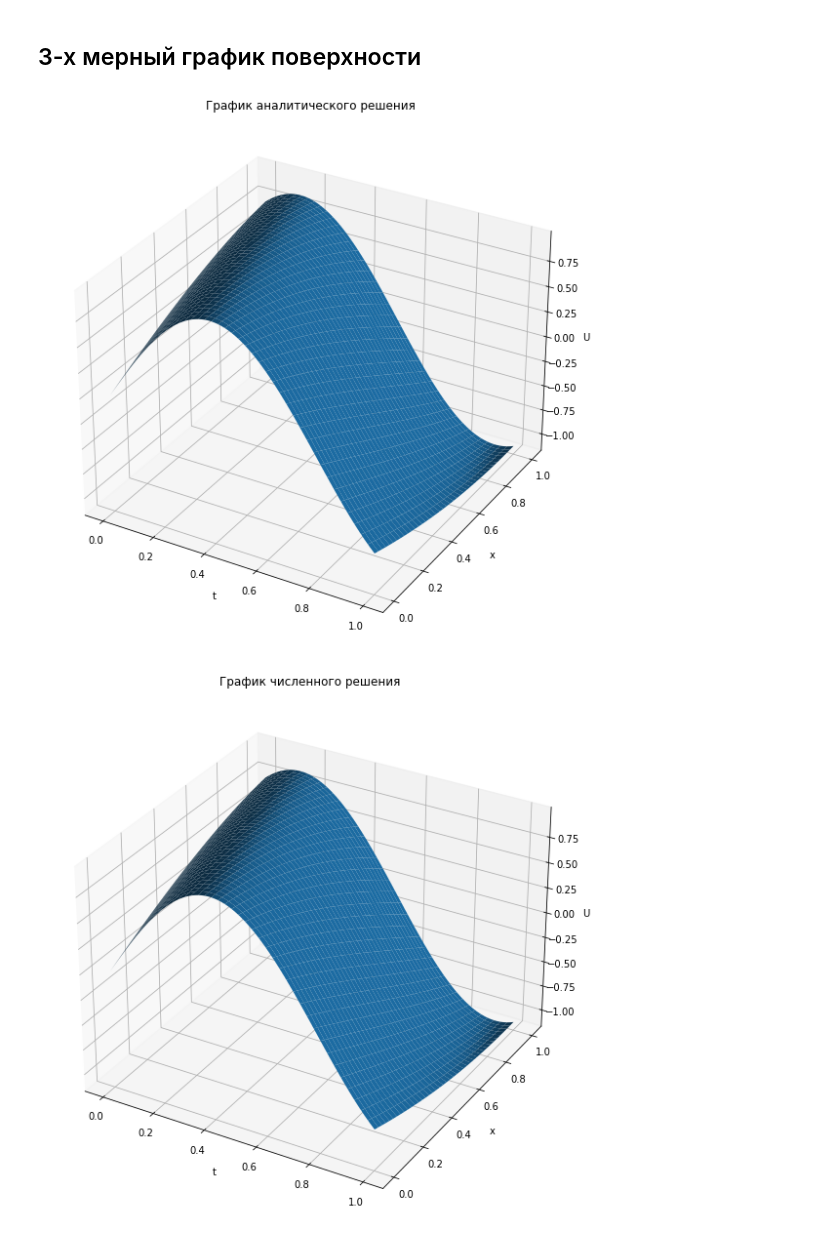
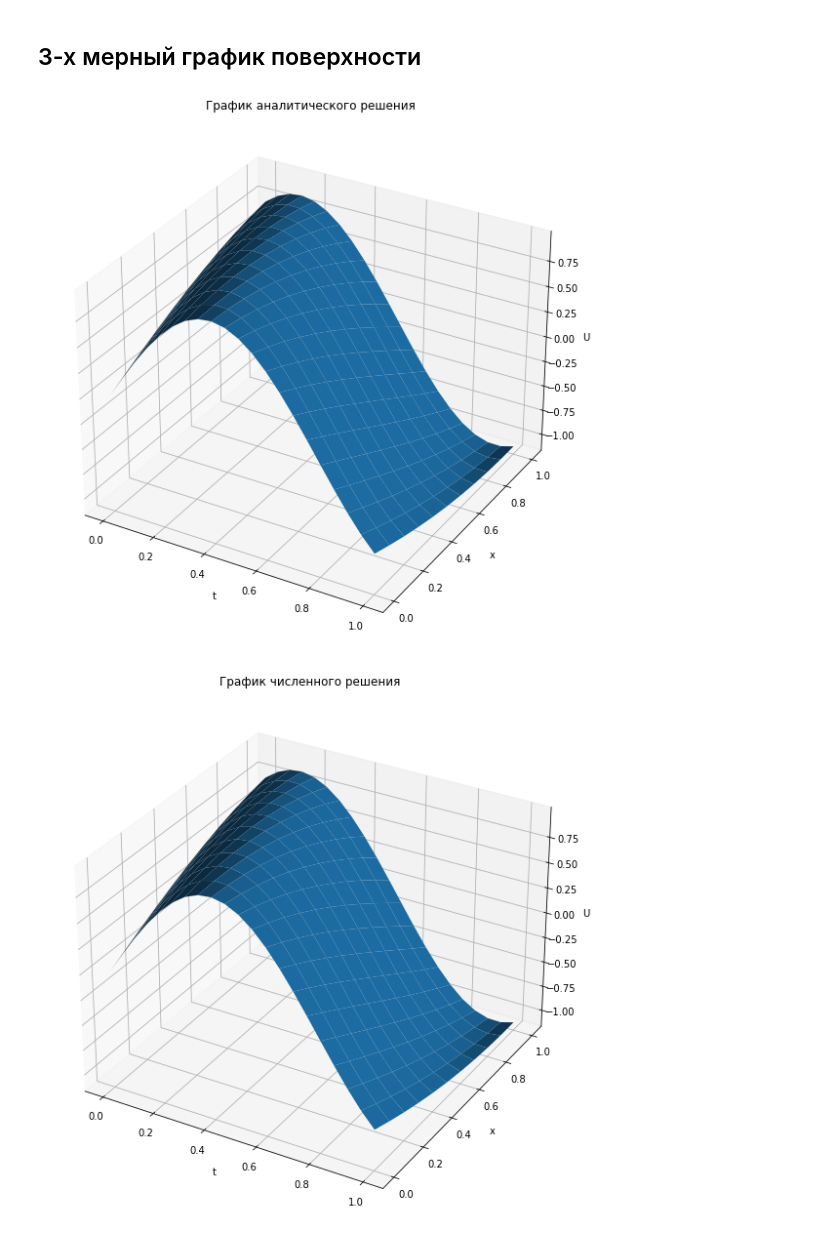
Before and after one commit to yarvod/Comp_math, a Jupyter notebook: 5_lab/5_lab.ipynb, the cells around one changed output. Saved outputs shown, nothing was run; the diff lists cells and outputs as text; code cells hidden in the pictures.

```diff
--- a/5_lab/5_lab.ipynb
+++ b/5_lab/5_lab.ipynb
@@ -67,6 +67,7 @@ def U_num(N, L, x, t):
 
     h = 1/L
     tau = 1/N
+    a = -4
 
     psi = np.sin(1+4*t) - 0.125
     psi_der1 = 4*np.cos(1+4*t)
@@ -185,48 +185,53 @@ result_double_grid(5)
 # %% [markdown]
 ## 3-х мерный график поверхности
 # %%
-L = 40
-K = 0.25
+L = 10
+K = 0.5
 N = int(L/K)
 
 x = np.arange(0,1+1/(10*L),1/L)
 t = np.arange(0,1+1/(10*N),1/N)
 
+L1 = 10
+N1 = 20
+x1 = np.arange(0,1+1/(10*L1),1/L1)
+t1 = np.arange(0,1+1/(10*N1),1/N1)
+
 t_a = []
-for i in range(N+1):
-    for j in range(N+1):
-        t_a.append(t[i])
+for i in range(N1+1):
+    for j in range(N1+1):
+        t_a.append(t1[i])
 t_a = np.array(t_a)
 
 x_a = np.array([])
-for i in range(N+1):
-    x_a = np.concatenate((x_a,x))
+for i in range(N1+1):
+    x_a = np.concatenate((x_a,x1))
 
 
 fig = plt.figure(figsize = (15,10))
 ax = fig.add_subplot(111, projection='3d')
-xgrid, tgrid = np.meshgrid(x, t)
+xgrid, tgrid = np.meshgrid(x1, t1)
 ax.plot_surface(tgrid, xgrid, anal(xgrid,tgrid))
 ax.set_zlabel('U')
 ax.set_ylabel('x')
 ax.set_xlabel('t')
 ax.set_title('График аналитического решения')
 # plt.savefig('surface.png', dpi=400, quality=100)
 plt.show()
 
 fig = plt.figure(figsize = (15,10))
 ax = fig.add_subplot(111, projection='3d')
 xgrid, tgrid = np.meshgrid(x, t)
 ax.plot_surface(tgrid, xgrid, U_num(N, L, x, t))
 ax.set_zlabel('U')
 ax.set_ylabel('x')
 ax.set_xlabel('t')
 ax.set_title('График численного решения')
 # plt.savefig('surface_2.png', dpi=400, quality=100)
 plt.show()
 # %% [output]
-[figure, old version]
+[figure, new version]
-[figure, old version]
+[figure, new version]
 # %%
 # L = 10
 # k1 = 0.5
```
Also changed, not shown: parts of 4 cells of this notebook, 2 other files.
